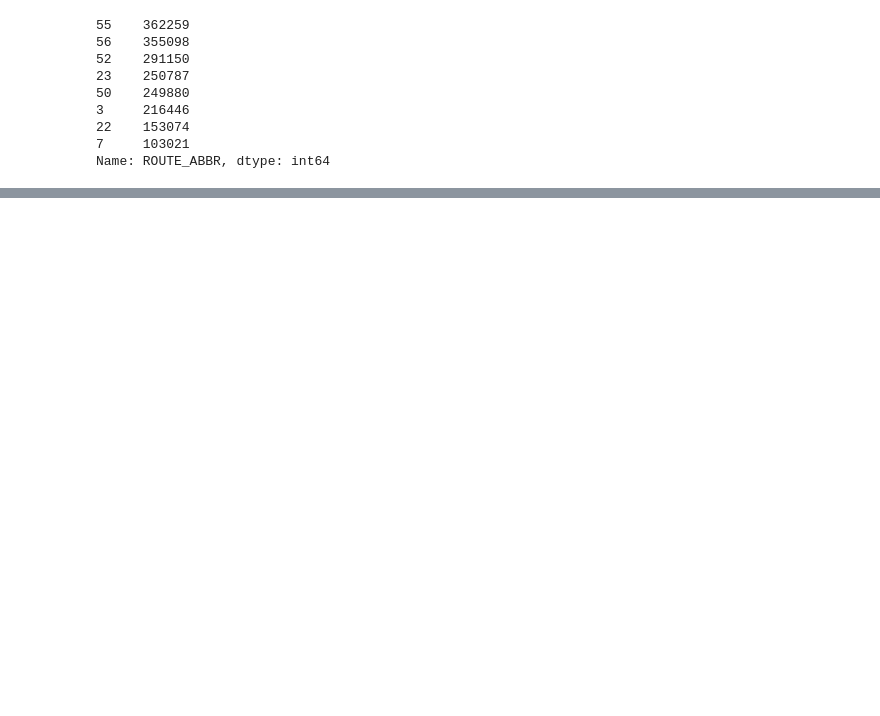
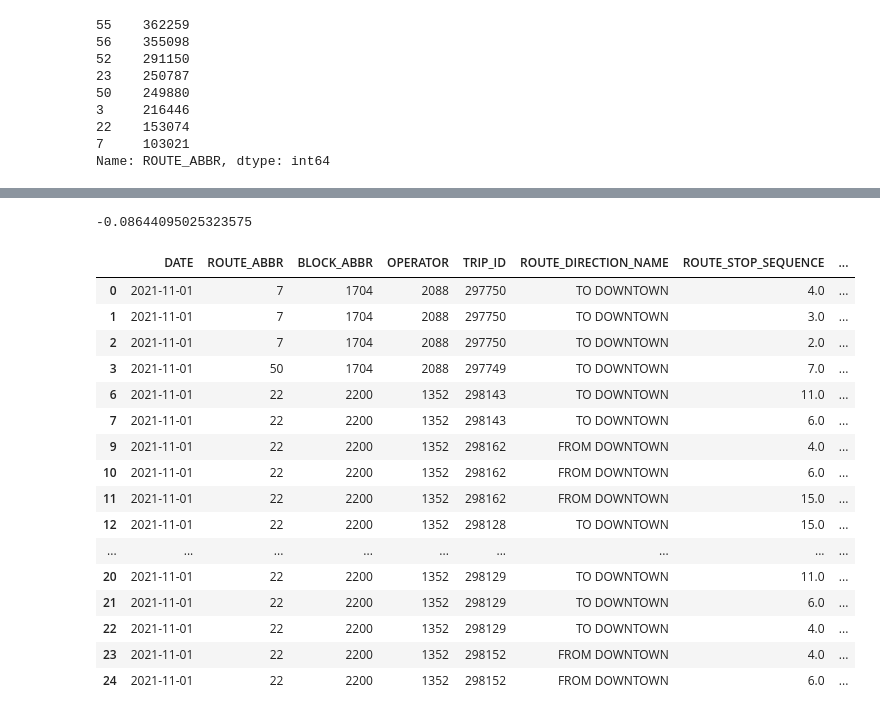
Before and after one commit to NSS-Data-Analytics-Cohort-7/wego-grumpy-concat, a Jupyter notebook: notebook/wego.ipynb, the cells around one changed output, grey strips where cells are left out. Drawn from its saved outputs; the diff is of its cells as text; code cells hidden in the pictures; blank space fills up the shorter version.

```diff
--- a/notebook/wego.ipynb
+++ b/notebook/wego.ipynb
@@ -309,0 +312,4 @@ headwaydata['ADHERENCE'].corr(headwaydata['ACTUAL_HDWY'])
+# %%
+headwaydata['ADHERENCE'].corr(headwaydata['ACTUAL_HDWY'])
+# %% [output]
+-0.08644095025323575
@@ -309,0 +322,24 @@ headwaydata['ADHERENCE'].corr(headwaydata['ACTUAL_HDWY'])
+# %%
+# shape without dropping nulls in HDWY is (1505410, 15)
+# shape after nulls drop is (1306754, 15)
+
+late = headwaydata[headwaydata['ADHERENCE']<0]
+late.head(20)
+# %% [output]
+|  | DATE | ROUTE_ABBR | BLOCK_ABBR | OPERATOR | TRIP_ID | ROUTE_DIRECTION_NAME | ROUTE_STOP_SEQUENCE | ... |
+| 0 | 2021-11-01 | 7 | 1704 | 2088 | 297750 | TO DOWNTOWN | 4.0 | ... |
+| 1 | 2021-11-01 | 7 | 1704 | 2088 | 297750 | TO DOWNTOWN | 3.0 | ... |
+| 2 | 2021-11-01 | 7 | 1704 | 2088 | 297750 | TO DOWNTOWN | 2.0 | ... |
+| 3 | 2021-11-01 | 50 | 1704 | 2088 | 297749 | TO DOWNTOWN | 7.0 | ... |
+| 6 | 2021-11-01 | 22 | 2200 | 1352 | 298143 | TO DOWNTOWN | 11.0 | ... |
+| 7 | 2021-11-01 | 22 | 2200 | 1352 | 298143 | TO DOWNTOWN | 6.0 | ... |
+| 9 | 2021-11-01 | 22 | 2200 | 1352 | 298162 | FROM DOWNTOWN | 4.0 | ... |
+| 10 | 2021-11-01 | 22 | 2200 | 1352 | 298162 | FROM DOWNTOWN | 6.0 | ... |
+| 11 | 2021-11-01 | 22 | 2200 | 1352 | 298162 | FROM DOWNTOWN | 15.0 | ... |
+| 12 | 2021-11-01 | 22 | 2200 | 1352 | 298128 | TO DOWNTOWN | 15.0 | ... |
+| ... | ... | ... | ... | ... | ... | ... | ... | ... |
+| 20 | 2021-11-01 | 22 | 2200 | 1352 | 298129 | TO DOWNTOWN | 11.0 | ... |
+| 21 | 2021-11-01 | 22 | 2200 | 1352 | 298129 | TO DOWNTOWN | 6.0 | ... |
+| 22 | 2021-11-01 | 22 | 2200 | 1352 | 298129 | TO DOWNTOWN | 4.0 | ... |
+| 23 | 2021-11-01 | 22 | 2200 | 1352 | 298152 | FROM DOWNTOWN | 4.0 | ... |
+| 24 | 2021-11-01 | 22 | 2200 | 1352 | 298152 | FROM DOWNTOWN | 6.0 | ... |
```
Also changed, not shown: parts of 22 cells of this notebook.
